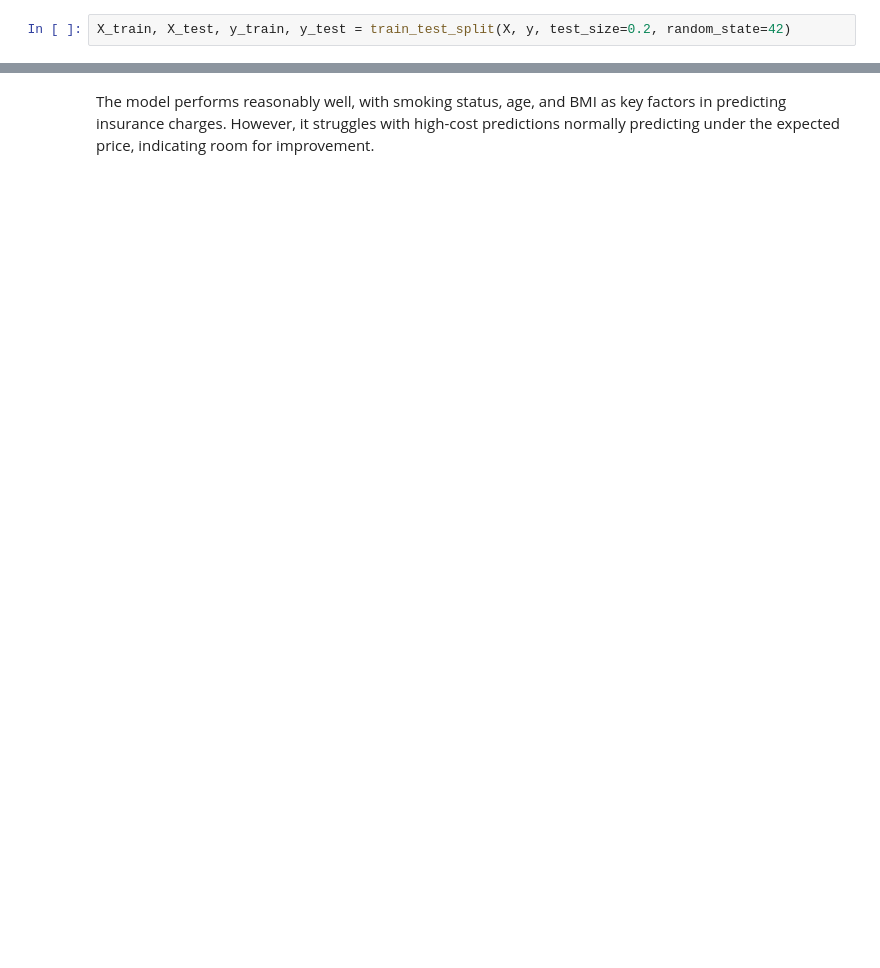
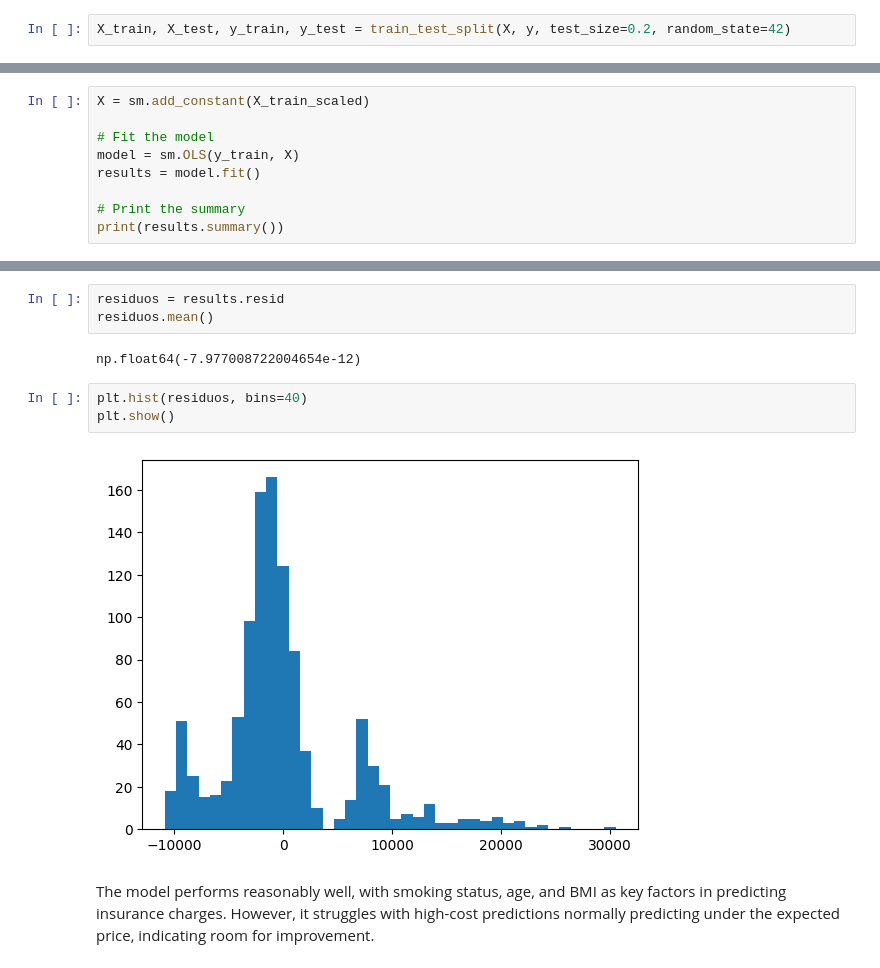
Before and after one commit to GuillePrograma94/LinearRegressionProjectTutorial, a Jupyter notebook: src/explore.ipynb, the cells around one changed output, grey strips where cells are left out. Cells and saved outputs as stored; diff of their text form; blank space fills up the shorter version.

```diff
--- a/src/explore.ipynb
+++ b/src/explore.ipynb
@@ -411,0 +456,9 @@ children: 0.04299774206594176
+# %%
+X = sm.add_constant(X_train_scaled)
+
+# Fit the model
+model = sm.OLS(y_train, X)
+results = model.fit()
+
+# Print the summary
+print(results.summary())
@@ -412,2 +483,12 @@ children: 0.04299774206594176
+# %%
+residuos = results.resid
+residuos.mean()
+# %% [output]
+np.float64(-7.977008722004654e-12)
+# %%
+plt.hist(residuos, bins=40)
+plt.show()
+# %% [output]
+[figure, added]
 # %% [markdown]
 The model performs reasonably well, with smoking status, age, and BMI as key factors in predicting insurance charges. However, it struggles with high-cost predictions normally predicting under the expected price, indicating room for improvement.
```
Also changed, not shown: parts of 33 cells of this notebook.
